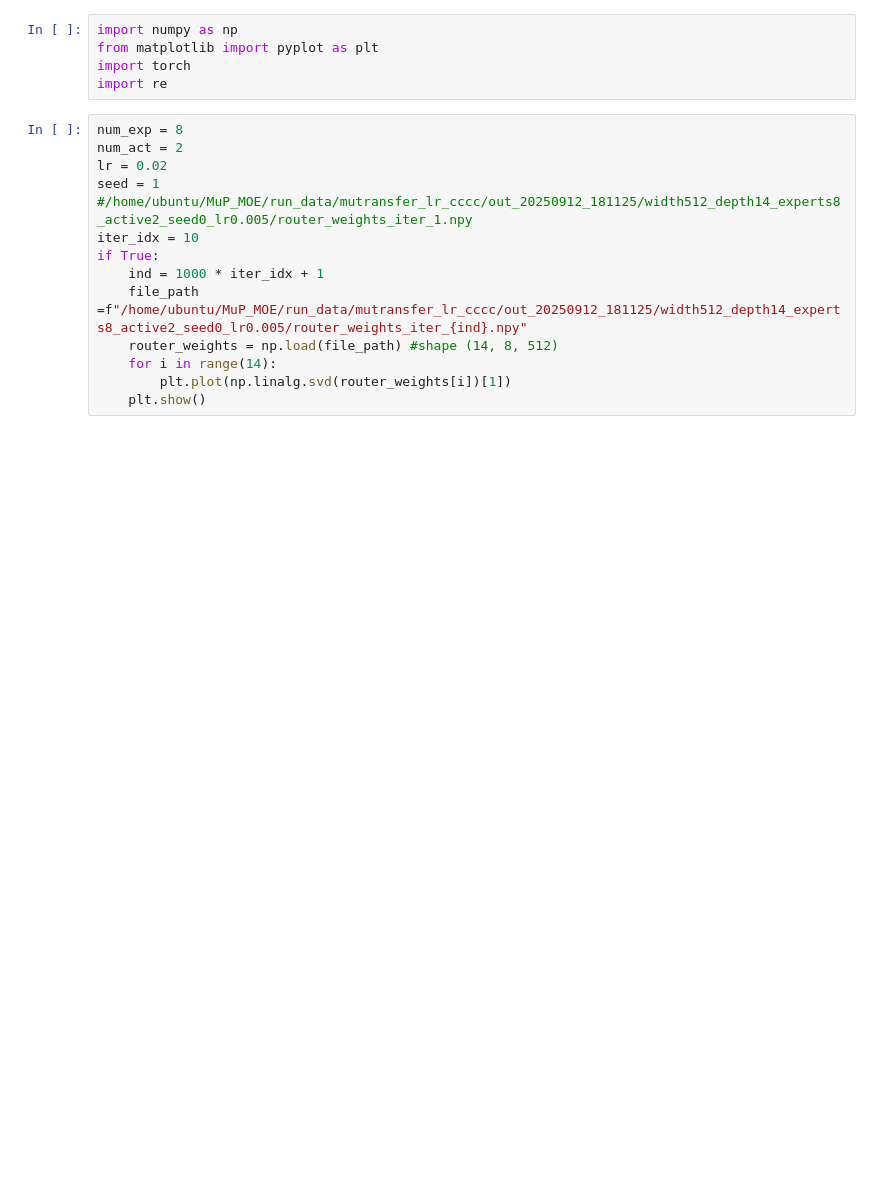
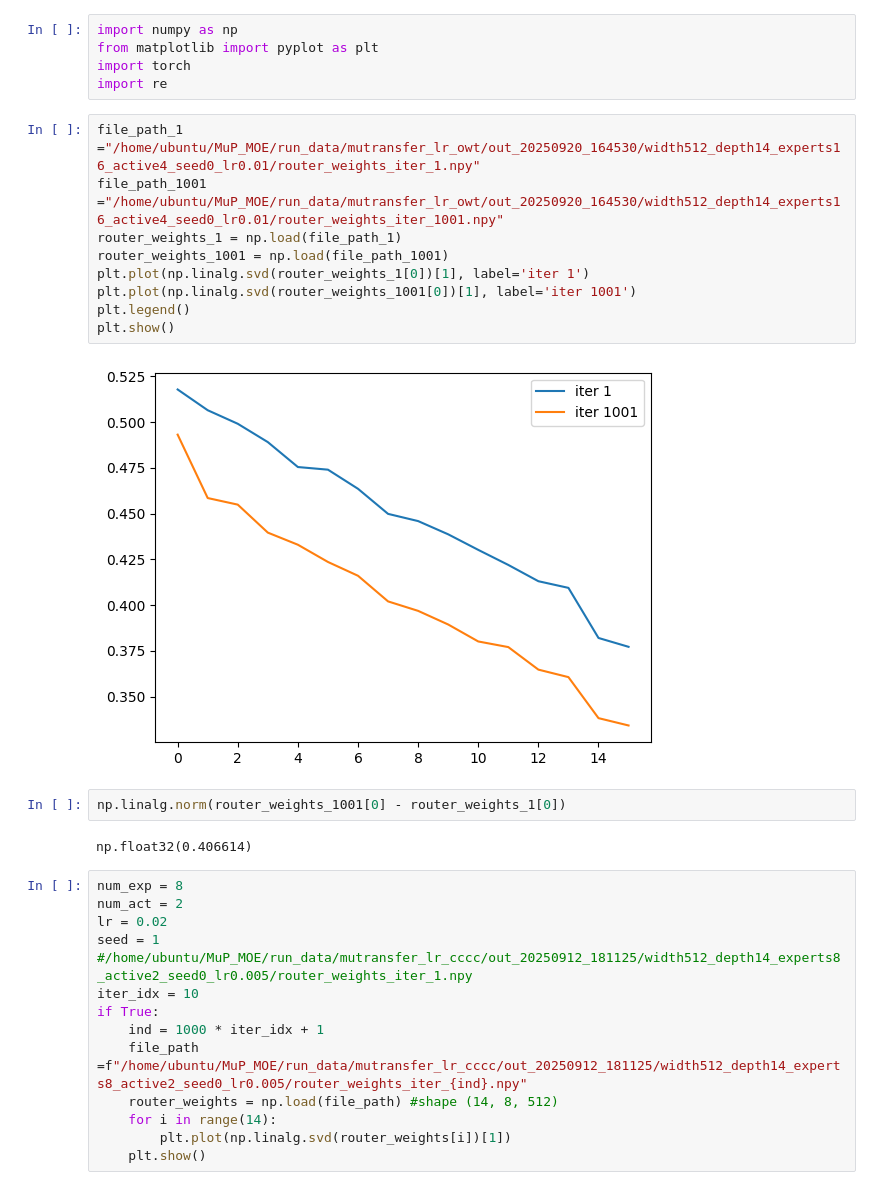
Before and after one commit to Petyrrrrr/MuP_MOE, a Jupyter notebook: scripts.ipynb, the cells around one changed output. Saved outputs shown, nothing was run; the diff lists cells and outputs as text; blank space fills up the shorter version.

```diff
--- a/scripts.ipynb
+++ b/scripts.ipynb
@@ -3,6 +3,21 @@ import numpy as np
 from matplotlib import pyplot as plt
 import torch
 import re
+# %%
+file_path_1 ="/home/ubuntu/MuP_MOE/run_data/mutransfer_lr_owt/out_20250920_164530/width512_depth14_experts16_active4_seed0_lr0.01/router_weights_iter_1.npy"
+file_path_1001 ="/home/ubuntu/MuP_MOE/run_data/mutransfer_lr_owt/out_20250920_164530/width512_depth14_experts16_active4_seed0_lr0.01/router_weights_iter_1001.npy"
+router_weights_1 = np.load(file_path_1)
+router_weights_1001 = np.load(file_path_1001)
+plt.plot(np.linalg.svd(router_weights_1[0])[1], label='iter 1')
+plt.plot(np.linalg.svd(router_weights_1001[0])[1], label='iter 1001')
+plt.legend()
+plt.show()
+# %% [output]
+[figure, added]
+# %%
+np.linalg.norm(router_weights_1001[0] - router_weights_1[0])
+# %% [output]
+np.float32(0.406614)
 # %%
 num_exp = 8
 num_act = 2
```
Also changed, not shown: 4 other files.
